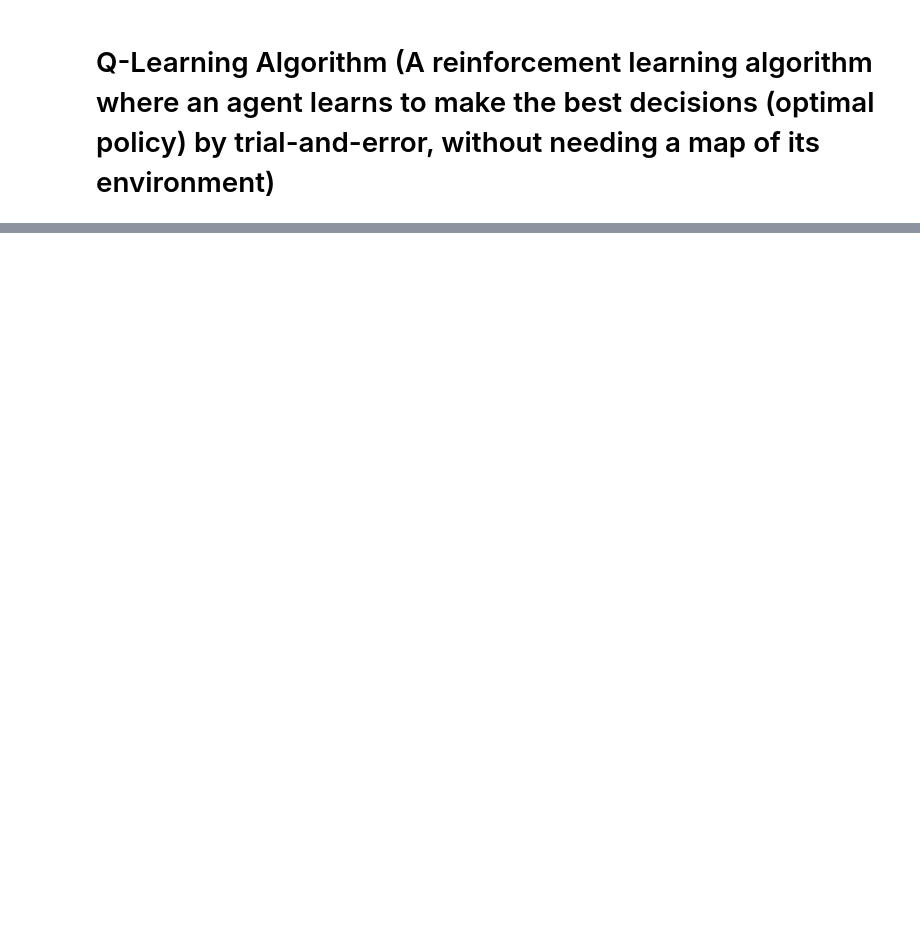
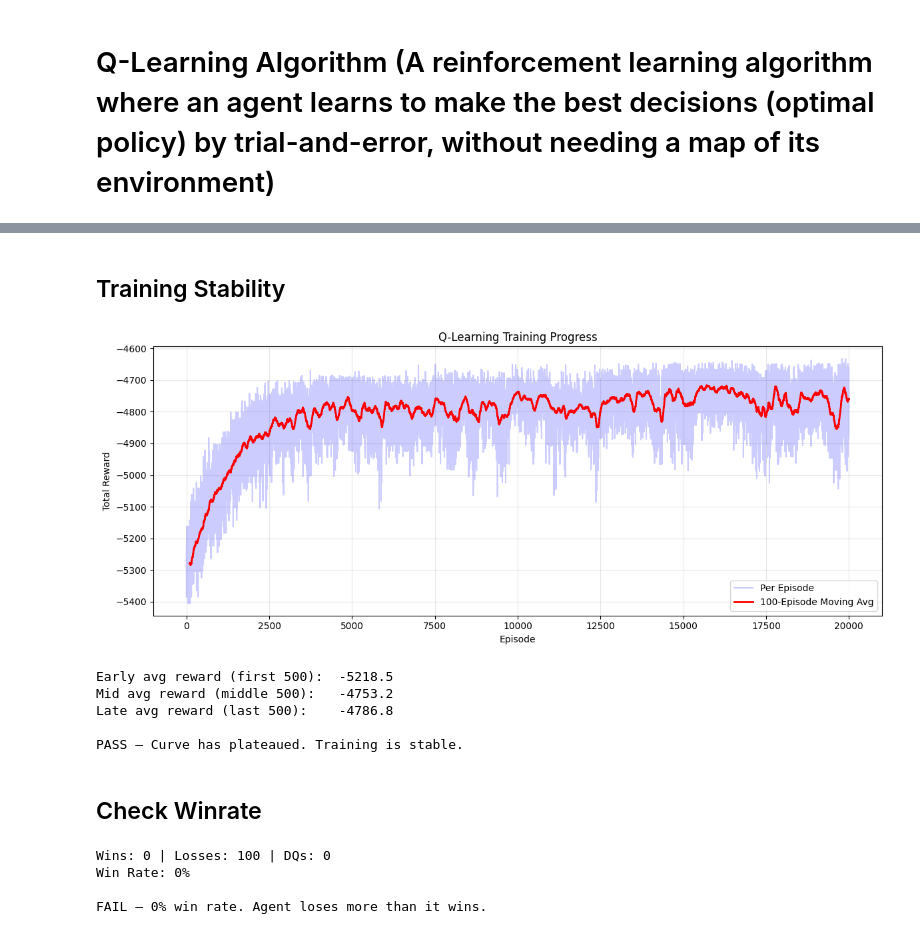
Before and after one commit to z-sulit/F1-Pit-Stop-Stretegy-Optimization, a Jupyter notebook: Pipe.ipynb, the cells around one changed output, grey strips where cells are left out. Saved outputs shown, nothing was run; the diff lists cells and outputs as text; code cells hidden in the pictures; blank space fills up the shorter version.

Commit message:
testing validations

```diff
--- a/Pipe.ipynb
+++ b/Pipe.ipynb
@@ -566,0 +560,4 @@ def train(env, agent, num_episodes=5000):
+# %%
+env = F1PitStopEnv()
+agent = QLearningAgent(env, bins_per_feature=20, epsilon_decay=0.9995)
+rewards = train(env, agent, num_episodes=20000)
@@ -566,0 +702,73 @@ def train(env, agent, num_episodes=5000):
+# %% [markdown]
+## Training Stability
+# %%
+fig, ax = plt.subplots(figsize=(12, 5))
+
+# Raw rewards (faded)
+ax.plot(rewards, alpha=0.2, color='blue', label='Per Episode')
+
+# Moving average (bold)
+window = 100
+if len(rewards) >= window:
+    moving_avg = np.convolve(rewards, np.ones(window)/window, mode='valid')
+    ax.plot(range(window-1, len(rewards)), moving_avg, color='red',
+            linewidth=2, label=f'{window}-Episode Moving Avg')
+
+ax.set_xlabel('Episode')
+ax.set_ylabel('Total Reward')
+ax.set_title('Q-Learning Training Progress')
+ax.legend()
+ax.grid(True, alpha=0.3)
+plt.tight_layout()
+plt.show()
+
+
+early_avg = np.mean(rewards[:500])
+late_avg = np.mean(rewards[-500:])
+mid_avg = np.mean(rewards[len(rewards)//2 - 250 : len(rewards)//2 + 250])
+
+print(f"\nEarly avg reward (first 500):  {early_avg:.1f}")
+print(f"Mid avg reward (middle 500):   {mid_avg:.1f}")
+print(f"Late avg reward (last 500):    {late_avg:.1f}")
+
+# Check if still climbing or plateaued
+if late_avg > mid_avg + 5:
+    print("\nCurve is STILL climbing — agent hasn't finished learning.")
+    print("   Consider training for more episodes (e.g., 10,000).")
+elif late_avg > early_avg:
+    print("\nPASS — Curve has plateaued. Training is stable.")
+else:
+    print("\nFAIL — No improvement detected. Check hyperparameters.")
+# %% [output]
+[figure, added]
+Early avg reward (first 500):  -5218.5
+Mid avg reward (middle 500):   -4753.2
+Late avg reward (last 500):    -4786.8
+
+PASS — Curve has plateaued. Training is stable.
+# %% [markdown]
+## Check Winrate
+# %%
+wins = sum(1 for r in results if r['outcome'] == 'Win')
+losses = sum(1 for r in results if r['outcome'] == 'Loss')
+dqs = sum(1 for r in results if 'Disqualified' in r['outcome'])
+win_rate = wins / len(results) * 100
+
+print(f"\nWins: {wins} | Losses: {losses} | DQs: {dqs}")
+print(f"Win Rate: {win_rate:.0f}%")
+
+if win_rate == 100:
+    print("\nPASS — 100% win rate!")
+    print("WARNING: Rival might be too slow (87.0s is conservative).")
+    print('   For "Hard Mode", lower rival lap time to 86.8s and re-test.')
+elif win_rate >= 80:
+    print(f"\nPASS — {win_rate:.0f}% win rate (≥80% threshold)")
+elif win_rate >= 50:
+    print(f"\nPARTIAL — {win_rate:.0f}% win rate (below 80%)")
+else:
+    print(f"\nFAIL — {win_rate:.0f}% win rate. Agent loses more than it wins.")
+# %% [output]
+Wins: 0 | Losses: 100 | DQs: 0
+Win Rate: 0%
+
+FAIL — 0% win rate. Agent loses more than it wins.
```
Also changed, not shown: parts of 19 cells of this notebook, 5 other files.
